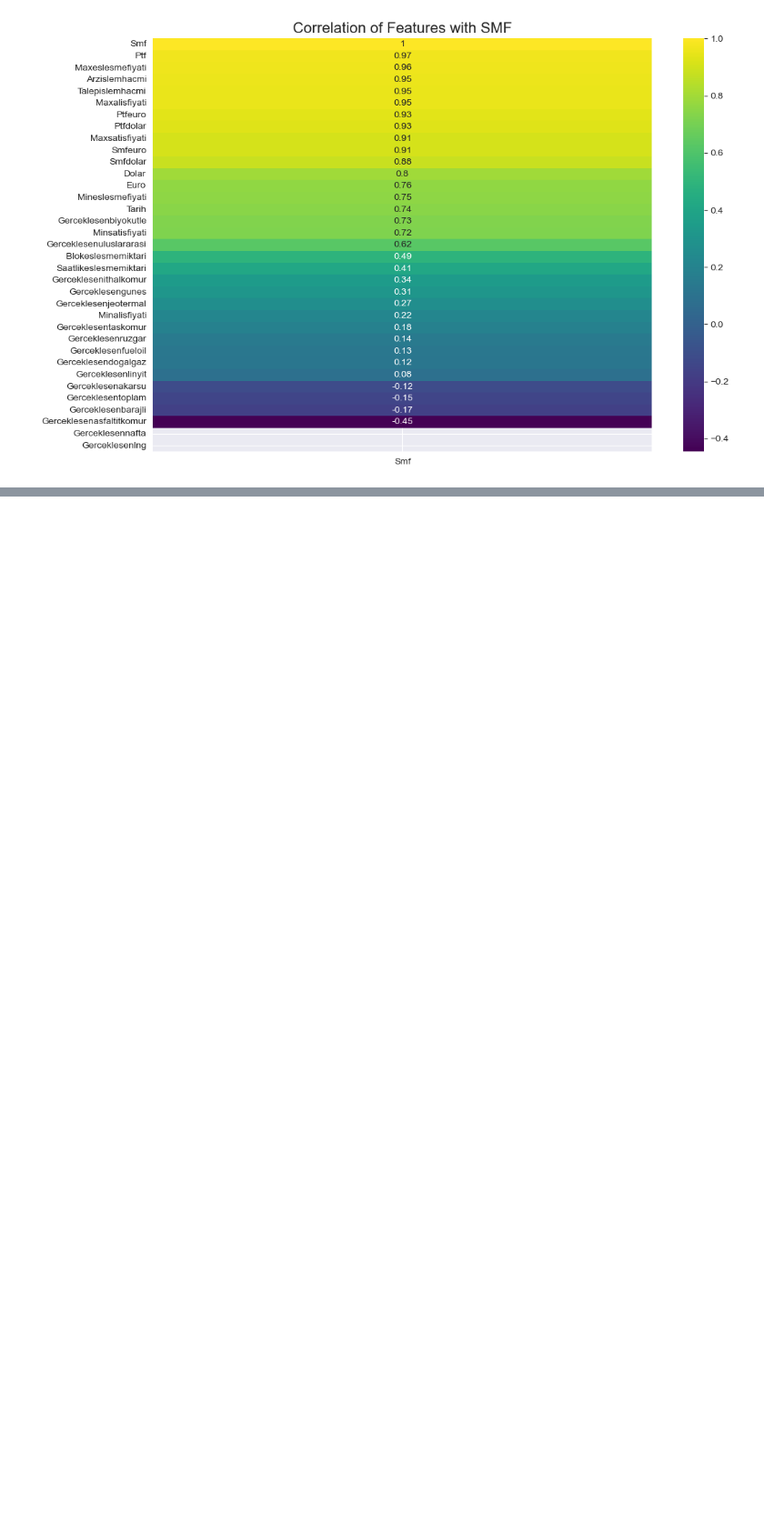
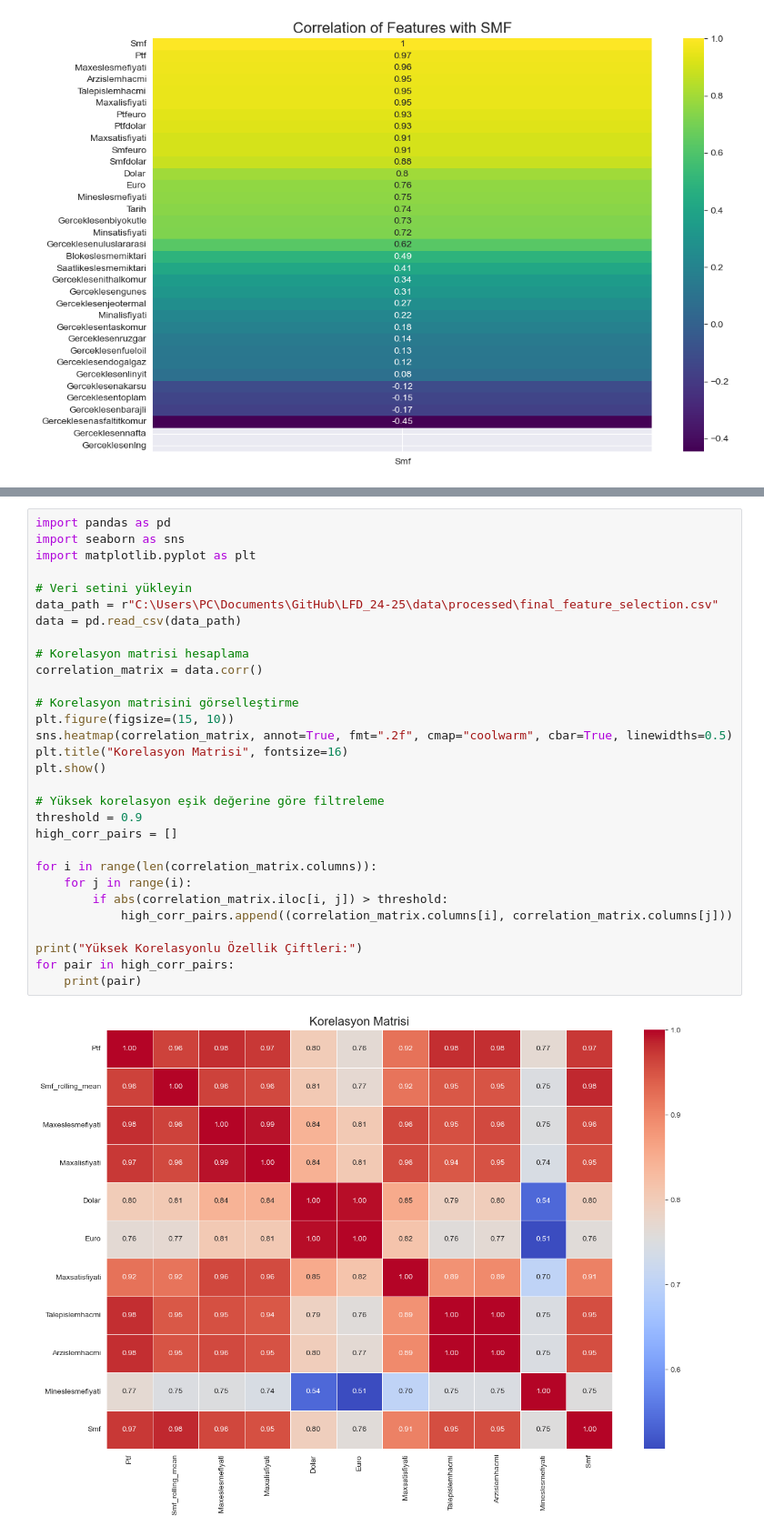
Before and after one commit to rranagungorr/LFD_24-25, a Jupyter notebook: notebooks/02_data_exploration.ipynb, the cells around one changed output, grey strips where cells are left out. Shown at 91% size. Saved outputs shown, nothing was run; the diff lists cells and outputs as text; blank space fills up the shorter version.

```diff
--- a/notebooks/02_data_exploration.ipynb
+++ b/notebooks/02_data_exploration.ipynb
@@ -194,0 +358,32 @@ plt.show()
+# %%
+import pandas as pd
+import seaborn as sns
+import matplotlib.pyplot as plt
+
+# Veri setini yükleyin
+data_path = r"C:\Users\PC\Documents\GitHub\LFD_24-25\data\processed\final_feature_selection.csv"
+data = pd.read_csv(data_path)
+
+# Korelasyon matrisi hesaplama
+correlation_matrix = data.corr()
+
+# Korelasyon matrisini görselleştirme
+plt.figure(figsize=(15, 10))
+sns.heatmap(correlation_matrix, annot=True, fmt=".2f", cmap="coolwarm", cbar=True, linewidths=0.5)
+plt.title("Korelasyon Matrisi", fontsize=16)
+plt.show()
+
+# Yüksek korelasyon eşik değerine göre filtreleme
+threshold = 0.9
+high_corr_pairs = []
+
+for i in range(len(correlation_matrix.columns)):
+    for j in range(i):
+        if abs(correlation_matrix.iloc[i, j]) > threshold:
+            high_corr_pairs.append((correlation_matrix.columns[i], correlation_matrix.columns[j]))
+
+print("Yüksek Korelasyonlu Özellik Çiftleri:")
+for pair in high_corr_pairs:
+    print(pair)
+# %% [output]
+[figure, added]
```
Also changed, not shown: parts of 4 cells of this notebook, 32 other files.
